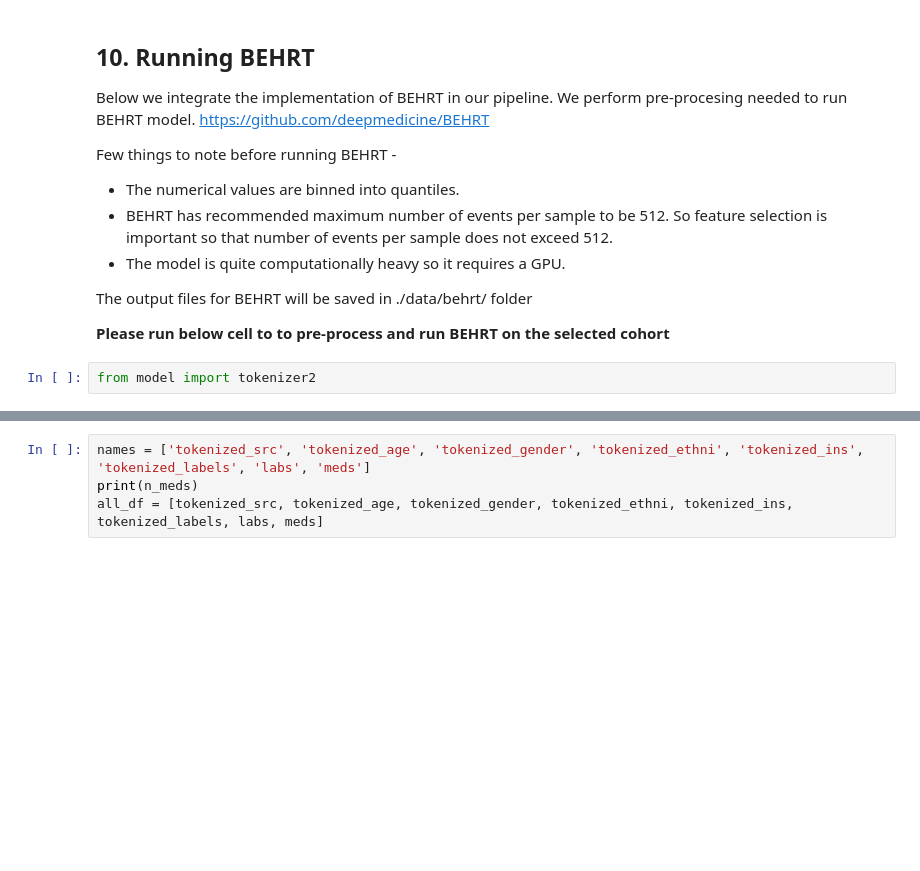
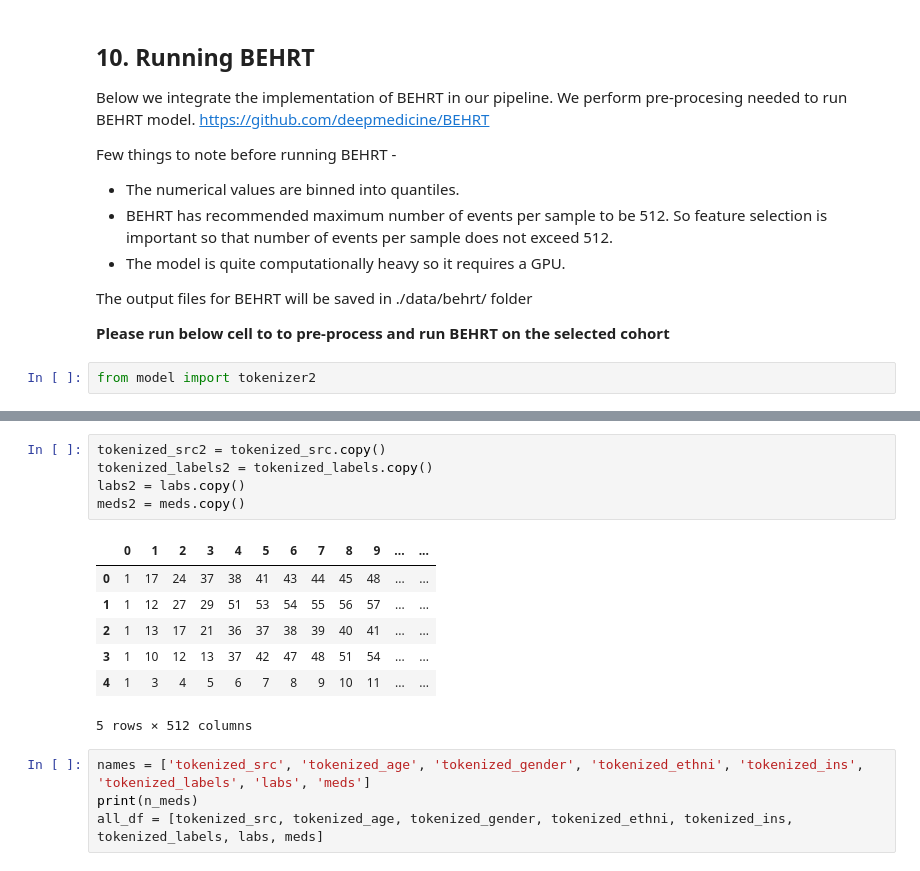
Before and after one commit to opent03/los-prediction, a Jupyter notebook: pipeline/mainPipeline.ipynb, the cells around one changed output, grey strips where cells are left out. Cells and saved outputs as stored; diff of their text form; blank space fills up the shorter version.

```diff
--- a/pipeline/mainPipeline.ipynb
+++ b/pipeline/mainPipeline.ipynb
@@ -1100,5 +1088,18 @@ FINAL COHORT STATISTICS:
 2 Other samples.
 0 Medicaid samples.
+# %%
+tokenized_src2 = tokenized_src.copy()
+tokenized_labels2 = tokenized_labels.copy()
+labs2 = labs.copy()
+meds2 = meds.copy()
+# %% [output]
+|  | 0 | 1 | 2 | 3 | 4 | 5 | 6 | 7 | 8 | 9 | ... | ... |
+| 0 | 1 | 17 | 24 | 37 | 38 | 41 | 43 | 44 | 45 | 48 | ... | ... |
+| 1 | 1 | 12 | 27 | 29 | 51 | 53 | 54 | 55 | 56 | 57 | ... | ... |
+| 2 | 1 | 13 | 17 | 21 | 36 | 37 | 38 | 39 | 40 | 41 | ... | ... |
+| 3 | 1 | 10 | 12 | 13 | 37 | 42 | 47 | 48 | 51 | 54 | ... | ... |
+| 4 | 1 | 3 | 4 | 5 | 6 | 7 | 8 | 9 | 10 | 11 | ... | ... |
+5 rows × 512 columns
 # %%
 names = ['tokenized_src', 'tokenized_age', 'tokenized_gender', 'tokenized_ethni', 'tokenized_ins', 'tokenized_labels', 'labs', 'meds']
 print(n_meds)
```
Also changed, not shown: parts of 2 cells of this notebook, 12 other files.
